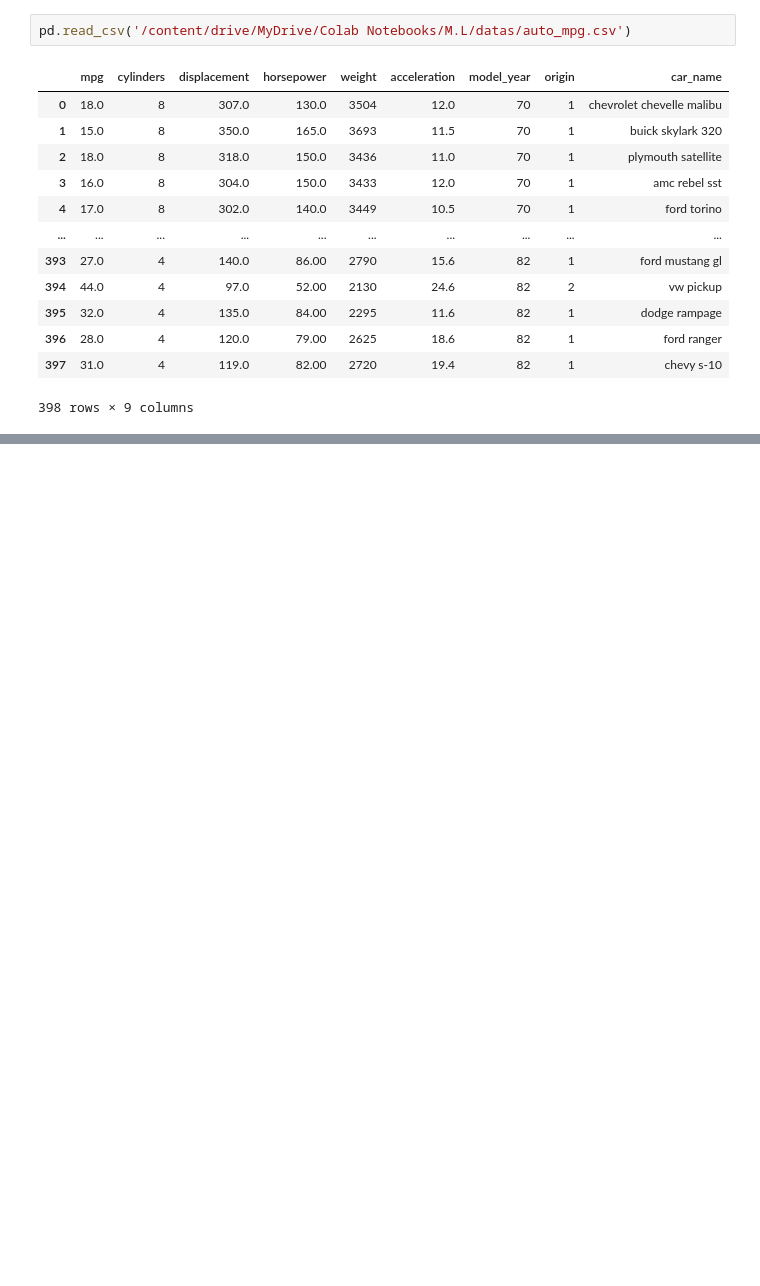
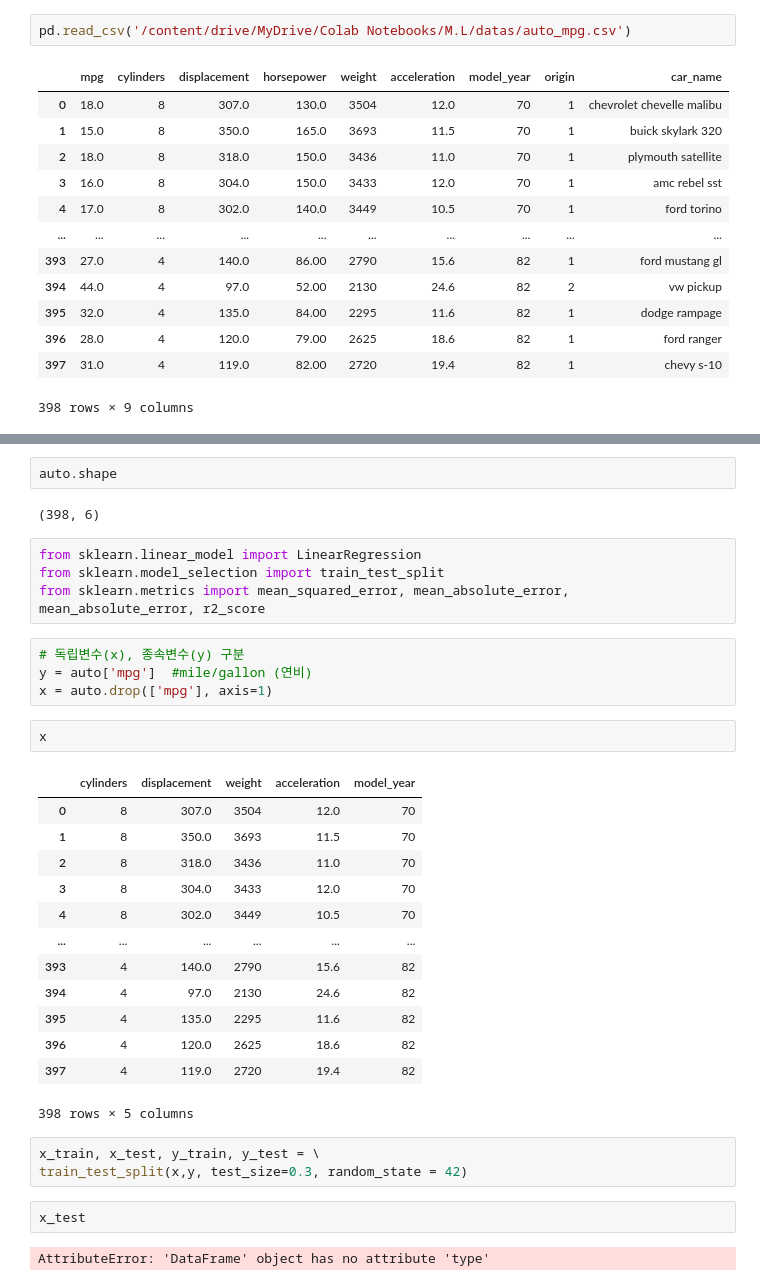
Before and after one commit to ProdKEYMON/Data_keymon, a Jupyter notebook: TextMining_04_회귀분석.ipynb, the cells around one changed output, grey strips where cells are left out. Drawn from its saved outputs; the diff is of its cells as text; blank space fills up the shorter version.

```diff
--- a/TextMining_04_회귀분석.ipynb
+++ b/TextMining_04_회귀분석.ipynb
@@ -269,0 +299,35 @@ pd.read_csv('/content/drive/MyDrive/Colab Notebooks/M.L/datas/auto_mpg.csv')
+# %%
+auto.shape
+# %% [output]
+(398, 6)
+# %%
+from sklearn.linear_model import LinearRegression
+from sklearn.model_selection import train_test_split
+from sklearn.metrics import mean_squared_error, mean_absolute_error, mean_absolute_error, r2_score
+# %%
+# 독립변수(x), 종속변수(y) 구분
+y = auto['mpg']  #mile/gallon (연비)
+x = auto.drop(['mpg'], axis=1)
+# %%
+x
+# %% [output]
+|  | cylinders | displacement | weight | acceleration | model_year |
+| 0 | 8 | 307.0 | 3504 | 12.0 | 70 |
+| 1 | 8 | 350.0 | 3693 | 11.5 | 70 |
+| 2 | 8 | 318.0 | 3436 | 11.0 | 70 |
+| 3 | 8 | 304.0 | 3433 | 12.0 | 70 |
+| 4 | 8 | 302.0 | 3449 | 10.5 | 70 |
+| ... | ... | ... | ... | ... | ... |
+| 393 | 4 | 140.0 | 2790 | 15.6 | 82 |
+| 394 | 4 | 97.0 | 2130 | 24.6 | 82 |
+| 395 | 4 | 135.0 | 2295 | 11.6 | 82 |
+| 396 | 4 | 120.0 | 2625 | 18.6 | 82 |
+| 397 | 4 | 119.0 | 2720 | 19.4 | 82 |
+398 rows × 5 columns
+# %%
+x_train, x_test, y_train, y_test = \
+train_test_split(x,y, test_size=0.3, random_state = 42)
+# %%
+x_test
+# %% [output]
+AttributeError: 'DataFrame' object has no attribute 'type'
```
Also changed, not shown: parts of 21 cells of this notebook.
